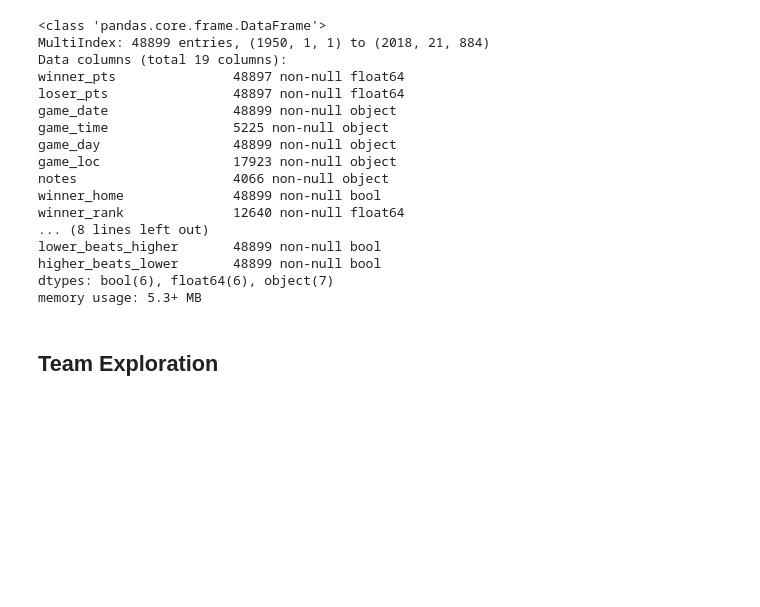
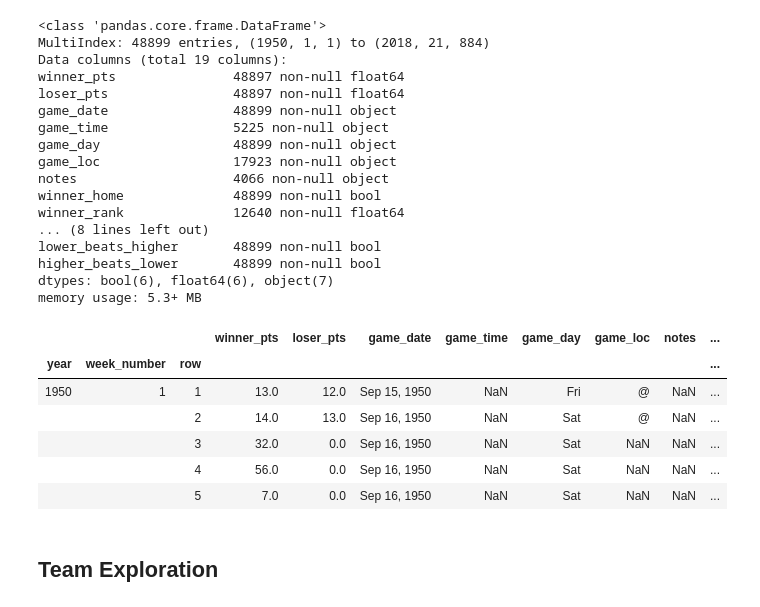
Before and after one commit to redhairedcelt/College_Football_Analysis, a Jupyter notebook: CF Analysis.ipynb, the cells around one changed output. Drawn from its saved outputs; the diff is of its cells as text; code cells hidden in the pictures; blank space fills up the shorter version.

```diff
--- a/CF Analysis.ipynb
+++ b/CF Analysis.ipynb
@@ -217,6 +217,16 @@ lower_beats_higher       48899 non-null bool
 higher_beats_lower       48899 non-null bool
 dtypes: bool(6), float64(6), object(7)
 memory usage: 5.3+ MB
+# %%
+records.head()
+# %% [output]
+|  |  |  | winner_pts | loser_pts | game_date | game_time | game_day | game_loc | notes | ... |
+| year | week_number | row |  |  |  |  |  |  |  | ... |
+| 1950 | 1 | 1 | 13.0 | 12.0 | Sep 15, 1950 | NaN | Fri | @ | NaN | ... |
+|  |  | 2 | 14.0 | 13.0 | Sep 16, 1950 | NaN | Sat | @ | NaN | ... |
+|  |  | 3 | 32.0 | 0.0 | Sep 16, 1950 | NaN | Sat | NaN | NaN | ... |
+|  |  | 4 | 56.0 | 0.0 | Sep 16, 1950 | NaN | Sat | NaN | NaN | ... |
+|  |  | 5 | 7.0 | 0.0 | Sep 16, 1950 | NaN | Sat | NaN | NaN | ... |
 # %% [markdown]
 ## Team Exploration
 # %%
```
Also changed, not shown: parts of 3 cells of this notebook, 1 other file.
